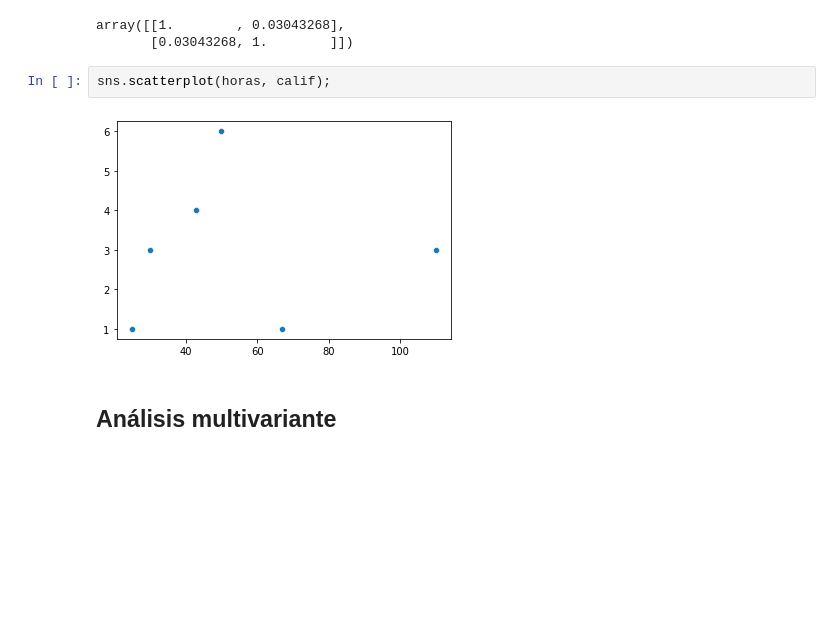
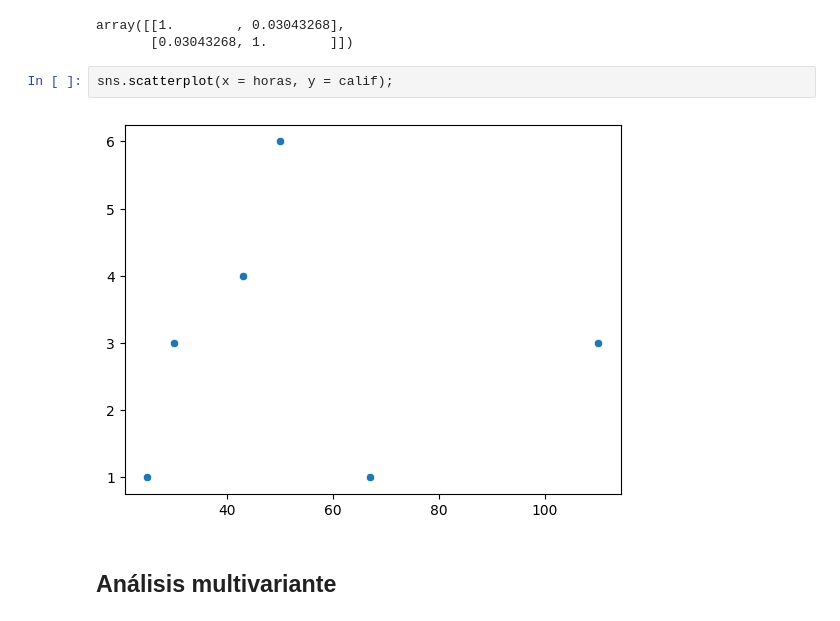
Before and after one commit to angelrodnah/2309_dsft_thebridge, a Jupyter notebook: 2-Data_Analysis/0-Matematicas_DS/2-Estadística_descriptiva.ipynb, the cells around one changed output. Saved outputs shown, nothing was run; the diff lists cells and outputs as text; blank space fills up the shorter version.

```diff
--- a/2-Data_Analysis/0-Matematicas_DS/2-Estadística_descriptiva.ipynb
+++ b/2-Data_Analysis/0-Matematicas_DS/2-Estadística_descriptiva.ipynb
@@ -700,9 +700,9 @@ np.corrcoef(horas, calif)
 array([[1.        , 0.03043268],
        [0.03043268, 1.        ]])
 # %%
-sns.scatterplot(horas, calif);
+sns.scatterplot(x = horas, y = calif);
 # %% [output]
-[figure, old version]
+[figure, new version]
 # %% [markdown]
 ## Análisis multivariante
 # %% [markdown]
```
Also changed, not shown: parts of 8 cells of this notebook, 9 other files.
